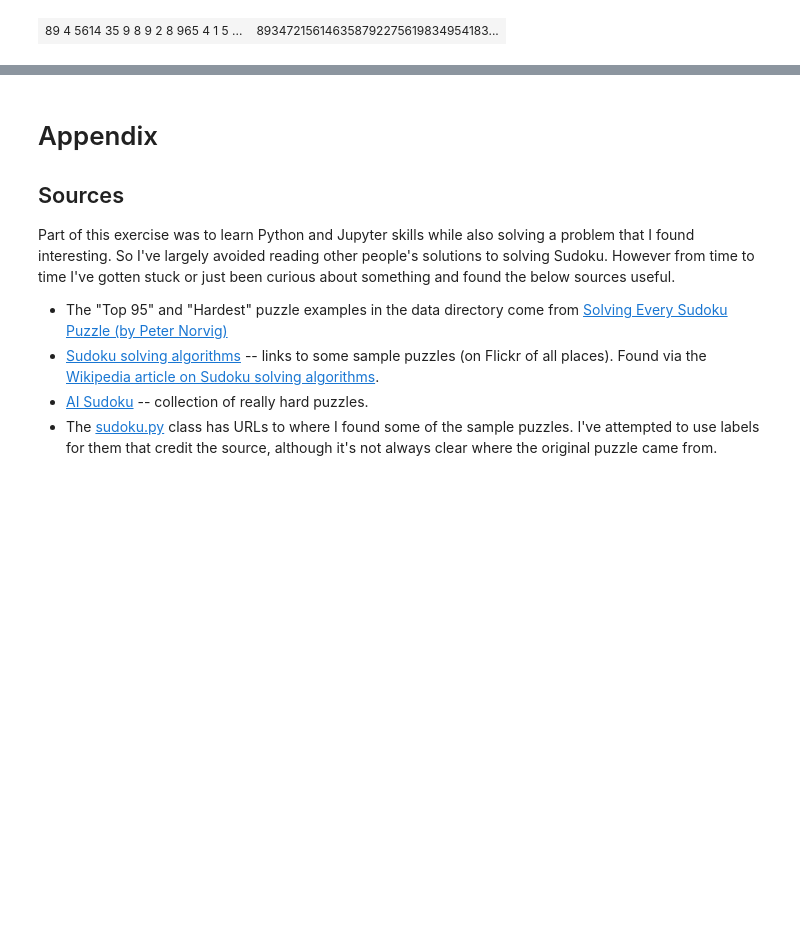
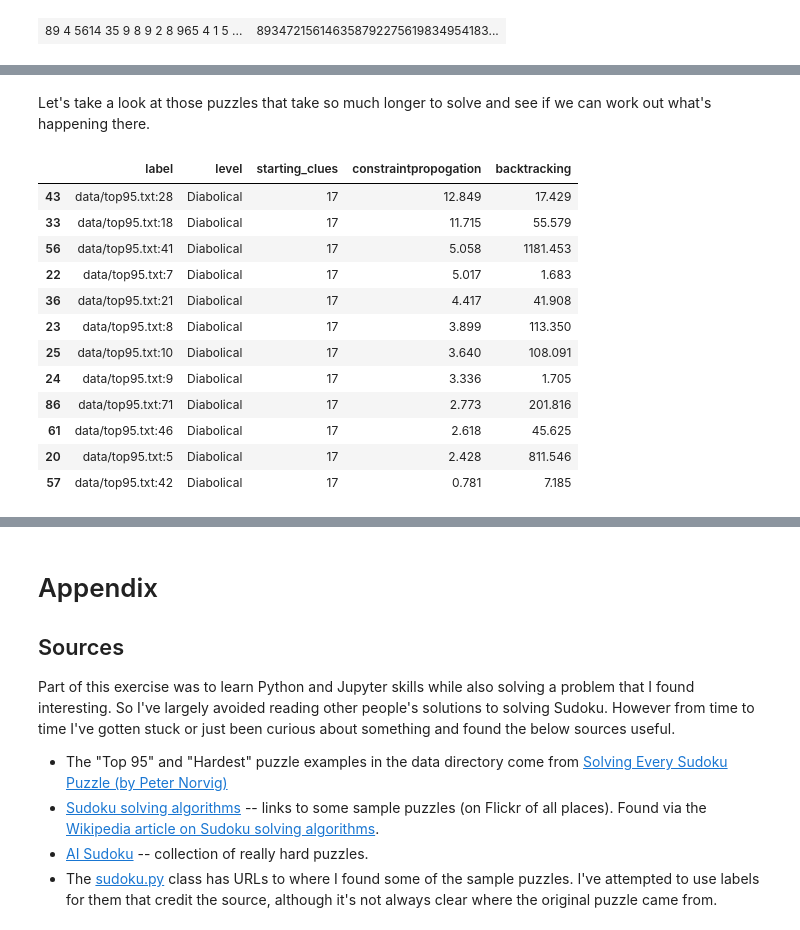
Before and after one commit to hissohathair/puzzle-solvers, a Jupyter notebook: Sudoku Solver.ipynb, the cells around one changed output, grey strips where cells are left out. Cells and saved outputs as stored; diff of their text form; code cells hidden in the pictures; blank space fills up the shorter version.

```diff
--- a/Sudoku Solver.ipynb
+++ b/Sudoku Solver.ipynb
@@ -112,0 +173,27 @@ df.to_pickle('sudoku_test_results.pkl')
+# %% [markdown]
+Let's take a look at those puzzles that take so much longer to solve and see if we can work out what's happening there.
+# %%
+def highlight_where_backtracking_faster(s):
+    if s.constraintpropogation > s.backtracking:
+        return ['background-color: yellow; color: black'] * 5
+    elif s.constraintpropogation < 1.0:
+        return ['background-color: lightgreen; color: black'] * 5
+    else:
+        return ['background-color: black; color: white'] * 5
+
+ndf = df.sort_values(by=solver, ascending=False).head(n=12)
+ndf.style.apply(highlight_where_backtracking_faster, axis=1).bar(subset=[solver], color='orange').format({solver: "{:.3f}", 'backtracking': '{:.3f}'})
+# %% [output]
+|  | label | level | starting_clues | constraintpropogation | backtracking |
+| 43 | data/top95.txt:28 | Diabolical | 17 | 12.849 | 17.429 |
+| 33 | data/top95.txt:18 | Diabolical | 17 | 11.715 | 55.579 |
+| 56 | data/top95.txt:41 | Diabolical | 17 | 5.058 | 1181.453 |
+| 22 | data/top95.txt:7 | Diabolical | 17 | 5.017 | 1.683 |
+| 36 | data/top95.txt:21 | Diabolical | 17 | 4.417 | 41.908 |
+| 23 | data/top95.txt:8 | Diabolical | 17 | 3.899 | 113.350 |
+| 25 | data/top95.txt:10 | Diabolical | 17 | 3.640 | 108.091 |
+| 24 | data/top95.txt:9 | Diabolical | 17 | 3.336 | 1.705 |
+| 86 | data/top95.txt:71 | Diabolical | 17 | 2.773 | 201.816 |
+| 61 | data/top95.txt:46 | Diabolical | 17 | 2.618 | 45.625 |
+| 20 | data/top95.txt:5 | Diabolical | 17 | 2.428 | 811.546 |
+| 57 | data/top95.txt:42 | Diabolical | 17 | 0.781 | 7.185 |
```
Also changed, not shown: parts of 38 cells of this notebook, 2 other files.
